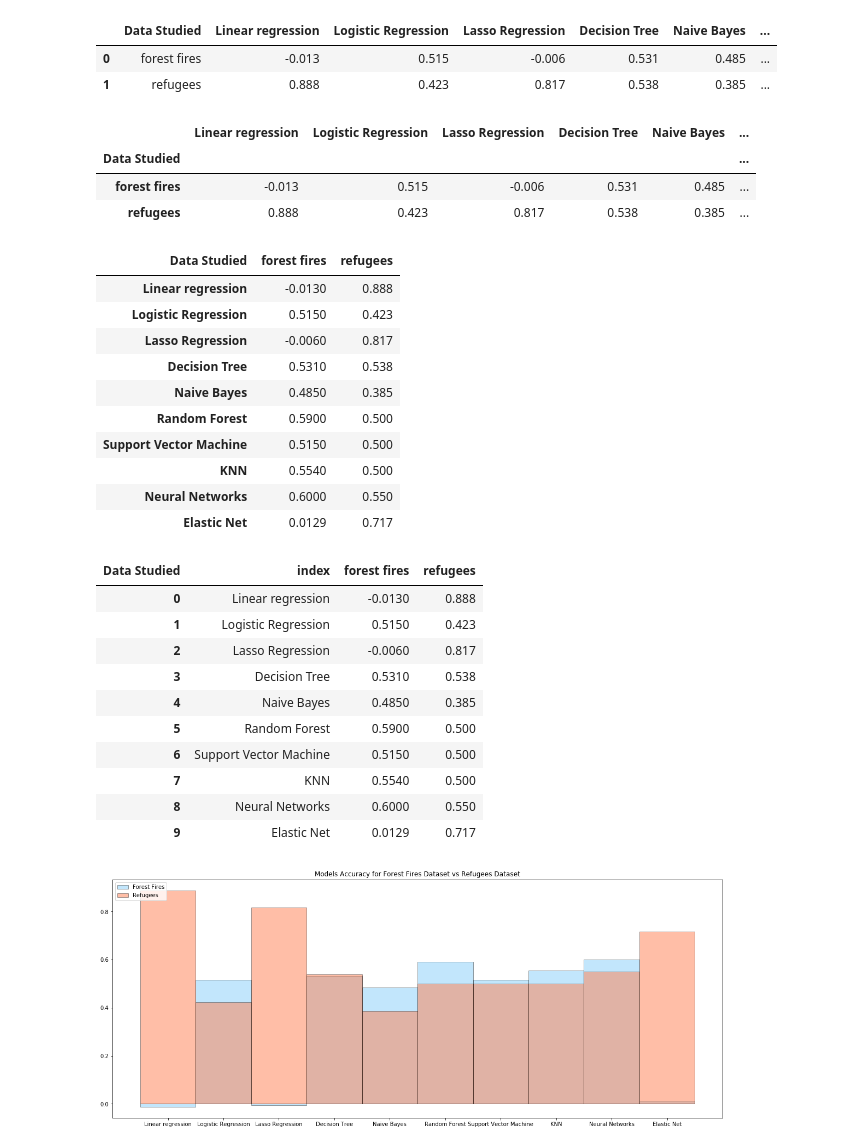
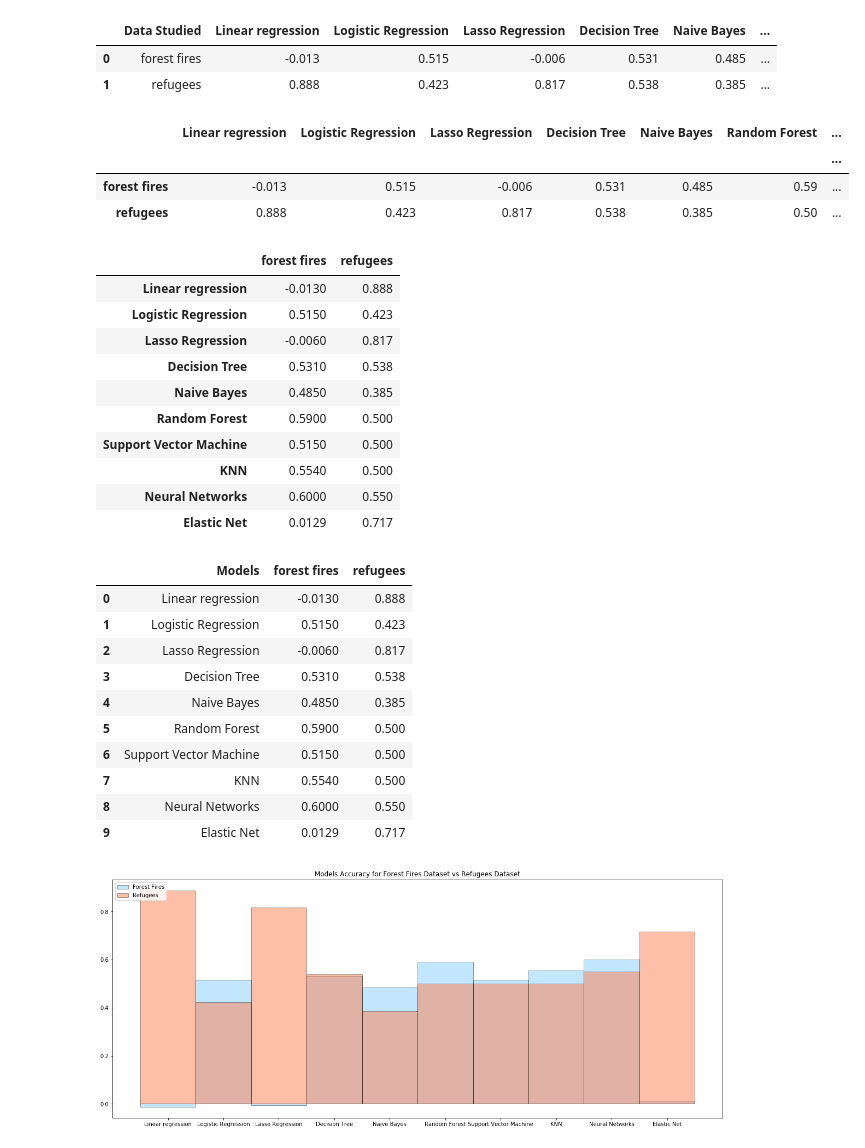
Before and after one commit to Mariamslmn/Final-Project-Machine-Learning, a Jupyter notebook: mariam_3_accuracy_comparison.ipynb, the cells around one changed output. Cells and saved outputs as stored; diff of their text form; code cells hidden in the pictures.

```diff
--- a/mariam_3_accuracy_comparison.ipynb
+++ b/mariam_3_accuracy_comparison.ipynb
@@ -27,21 +27,23 @@ scores_df
 # %%
 #set Data Studied as index
 df2=scores_df.set_index('Data Studied')
+df2.index.name = ''
 df2
 # %% [output]
-|  | Linear regression | Logistic Regression | Lasso Regression | Decision Tree | Naive Bayes | ... |
-| Data Studied |  |  |  |  |  | ... |
-| forest fires | -0.013 | 0.515 | -0.006 | 0.531 | 0.485 | ... |
-| refugees | 0.888 | 0.423 | 0.817 | 0.538 | 0.385 | ... |
+|  | Linear regression | Logistic Regression | Lasso Regression | Decision Tree | Naive Bayes | Random Forest | ... |
+|  |  |  |  |  |  |  | ... |
+| forest fires | -0.013 | 0.515 | -0.006 | 0.531 | 0.485 | 0.59 | ... |
+| refugees | 0.888 | 0.423 | 0.817 | 0.538 | 0.385 | 0.50 | ... |
 # %%
 #Transposing the DataFrame
 df2 = df2.T
 # %%
 #drop Kmeans from the dataset
 df2=df2.drop(['K-Means'])
+
 df2
 # %% [output]
-| Data Studied | forest fires | refugees |
+|  | forest fires | refugees |
 | Linear regression | -0.0130 | 0.888 |
 | Logistic Regression | 0.5150 | 0.423 |
 | Lasso Regression | -0.0060 | 0.817 |
@@ -55,9 +57,10 @@ df2
 # %%
 #reset the index to get the list of models
 df2 = df2.reset_index(drop=False)
+df2=df2.rename(index=str, columns={"index": "Models"})
 df2
 # %% [output]
-| Data Studied | index | forest fires | refugees |
+|  | Models | forest fires | refugees |
 | 0 | Linear regression | -0.0130 | 0.888 |
 | 1 | Logistic Regression | 0.5150 | 0.423 |
 | 2 | Lasso Regression | -0.0060 | 0.817 |
```
Also changed, not shown: parts of 1 cell of this notebook.
